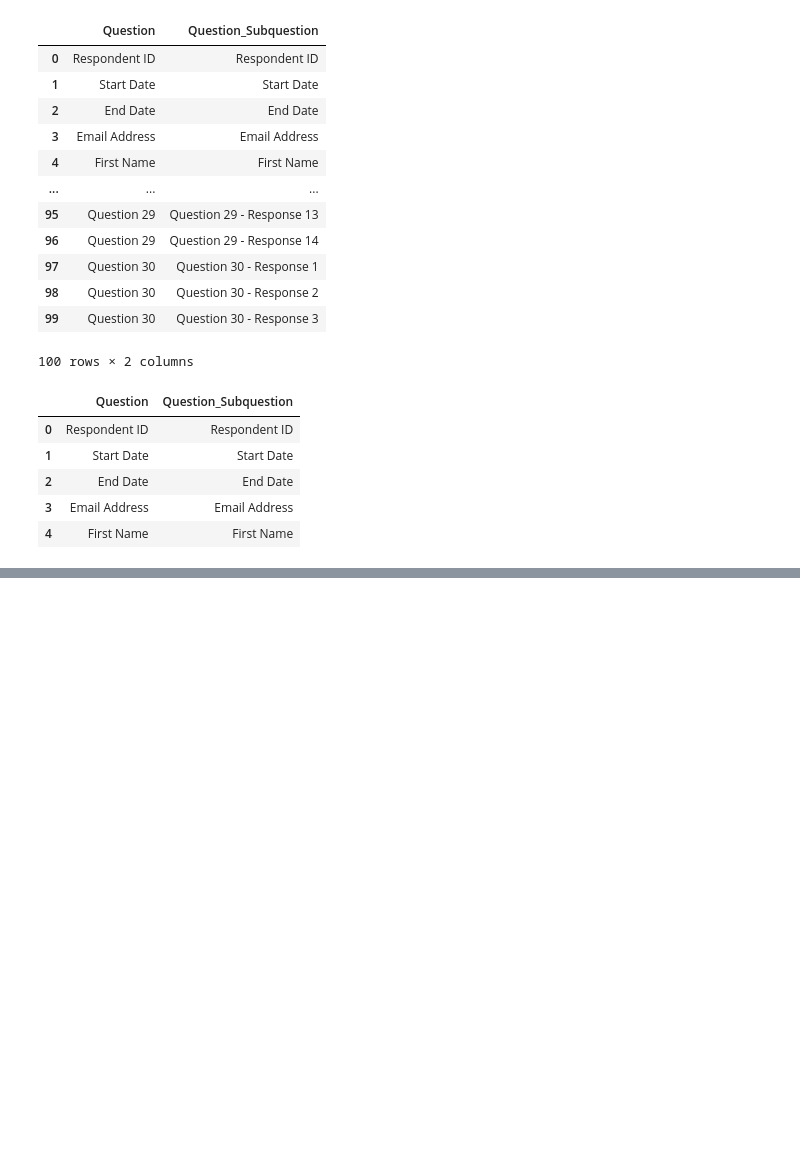
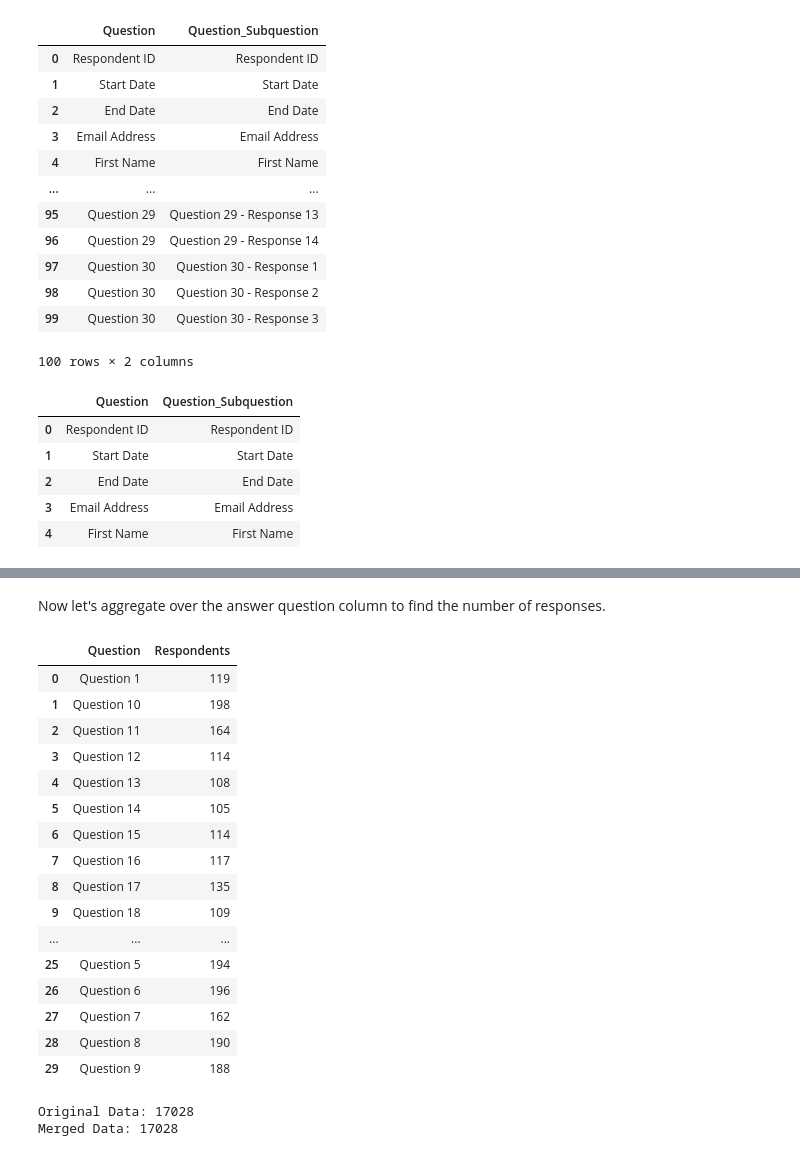
Before and after one commit to AndreaGalloro/coding_practice, a Jupyter notebook: python/survey_monkey/script_data_manipulation.ipynb, the cells around one changed output, grey strips where cells are left out. Drawn from its saved outputs; the diff is of its cells as text; code cells hidden in the pictures; blank space fills up the shorter version.

```diff
--- a/python/survey_monkey/script_data_manipulation.ipynb
+++ b/python/survey_monkey/script_data_manipulation.ipynb
@@ -160,0 +177,36 @@ dataset_merged = pd.merge(left = dataset_melted,
+# %% [markdown]
+Now let's aggregate over the answer question column to find the number of responses.
+# %%
+respondents = dataset_merged[dataset_merged["Answer"].notna()]
+respondents = respondents.groupby("Question")["Respondent ID"].nunique().reset_index()
+respondents.rename(columns = {"Respondent ID": "Respondents"}, inplace = True)
+respondents
+# %% [output]
+|  | Question | Respondents |
+| 0 | Question 1 | 119 |
+| 1 | Question 10 | 198 |
+| 2 | Question 11 | 164 |
+| 3 | Question 12 | 114 |
+| 4 | Question 13 | 108 |
+| 5 | Question 14 | 105 |
+| 6 | Question 15 | 114 |
+| 7 | Question 16 | 117 |
+| 8 | Question 17 | 135 |
+| 9 | Question 18 | 109 |
+| ... | ... | ... |
+| 25 | Question 5 | 194 |
+| 26 | Question 6 | 196 |
+| 27 | Question 7 | 162 |
+| 28 | Question 8 | 190 |
+| 29 | Question 9 | 188 |
+# %%
+dataset_merged_two = pd.merge(left = dataset_merged,
+                        right = respondents,
+                        how = "left",
+                        left_on= "Question",
+                        right_on="Question")
+print("Original Data:", len(dataset_merged))
+print("Merged Data:", len(dataset_merged_two))
+# %% [output]
+Original Data: 17028
+Merged Data: 17028
```
Also changed, not shown: parts of 13 cells of this notebook.
